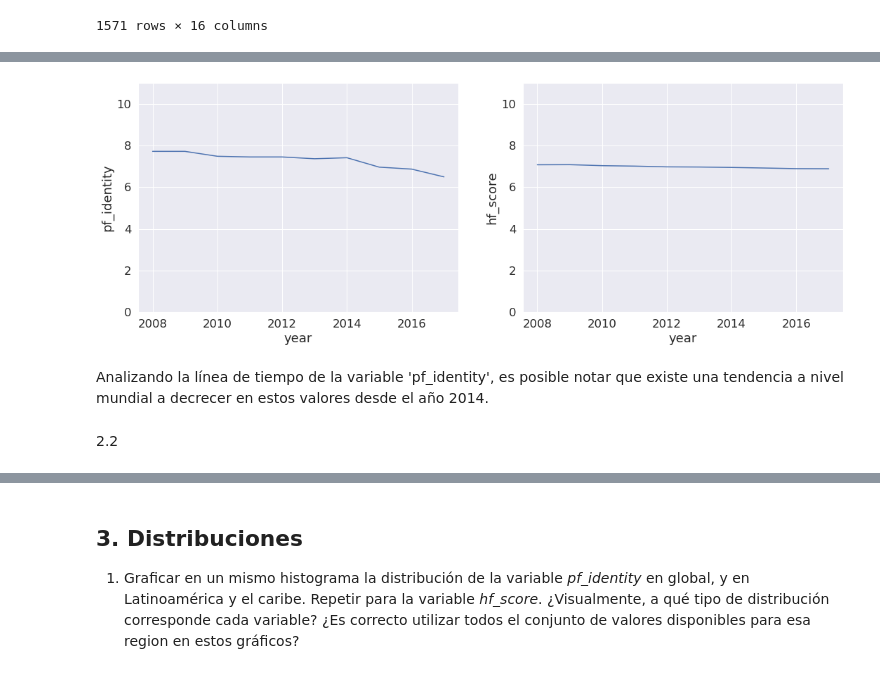
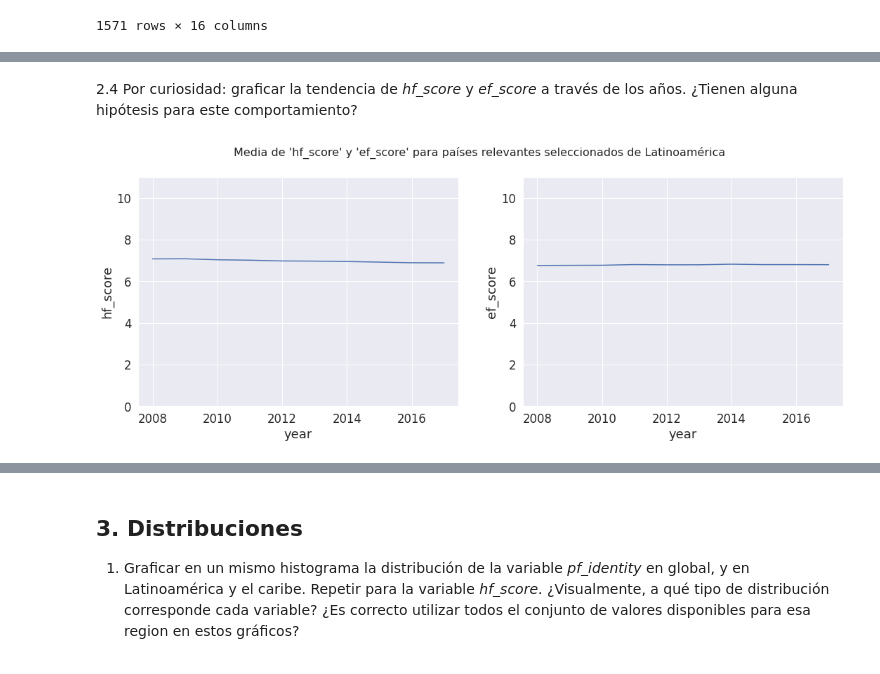
Before and after one commit to diegobcuadro/AyV_Grupo10, a Jupyter notebook: practico.ipynb, the cells around one changed output, grey strips where cells are left out. Saved outputs shown, nothing was run; the diff lists cells and outputs as text; code cells hidden in the pictures.

```diff
--- a/practico.ipynb
+++ b/practico.ipynb
@@ -526,0 +588,13 @@ Sólo por curiosidad, graficar la tendencia de *hf_score* y *ef_score* a través
+# %%
+# MUNDO
+df_mean_year = dataset.groupby(['year']).mean()[['pf_identity', 'hf_score']].reset_index()
+
+fig, ax = plt.subplots(ncols=1, figsize=(8, 6))  # para plotear un gráfico al lado del otro
+seaborn.lineplot(data=df_mean_year, x='year', y='pf_identity', label='pf_identity' )
+seaborn.lineplot(data=df_mean_year, x='year', y='hf_score', label='hf_score')
+plt.legend()
+ax.set_ylabel('score')
+ax.set_ylim(0, 11)  # eje y no puede ser menor a 0 ni mayor a 10
+plt.title("Media histórica de 'pf_identity' y 'hf_score' del mundo", fontdict={'fontsize': 14})
+
+plt.show()
@@ -527,19 +665,19 @@ Sólo por curiosidad, graficar la tendencia de *hf_score* y *ef_score* a través
+# %% [markdown]
+2.4 Por curiosidad: graficar la tendencia de *hf_score* y *ef_score* a través de los años. ¿Tienen alguna hipótesis para este comportamiento?
 # %%
 # MUNDO
 # SOLO POR CURIOSIDAD, TENDENCIA DE HUMAN FREEDOM SCORE Y ECONOMIC FREEDOM SCORE
 
-df_mean_year = dataset.groupby(['year']).mean()[['pf_identity', 'hf_score']].reset_index()
+df_mean_year = dataset.groupby(['year']).mean()[['hf_score', 'ef_score']].reset_index()
 
 fig, axs = plt.subplots(ncols=2, figsize=(18, 6))  # para plotear un gráfico al lado del otro
-seaborn.lineplot(data=df_mean_year, x='year', y='pf_identity', ax=axs[0], legend=False)
-seaborn.lineplot(data=df_mean_year, x='year', y='hf_score', ax=axs[1])
+seaborn.lineplot(data=df_mean_year, x='year', y='hf_score', ax=axs[0], legend=False),
+seaborn.lineplot(data=df_mean_year, x='year', y='ef_score', ax=axs[1])
 for ax in axs:
     ax.set_ylim(0, 11)  # eje y no puede ser menor a 0 ni mayor a 10
 
+fig.suptitle("Media de 'hf_score' y 'ef_score' para países relevantes seleccionados de Latinoamérica", fontsize=16)
+
 plt.show()
 # %% [output]
-[figure, old version]
+[figure, new version]
-# %% [markdown]
-Analizando la línea de tiempo de la variable 'pf_identity', es posible notar que existe una tendencia a nivel mundial a decrecer en estos valores desde el año 2014.
-# %% [markdown]
-2.2
```
Also changed, not shown: parts of 107 cells of this notebook.
